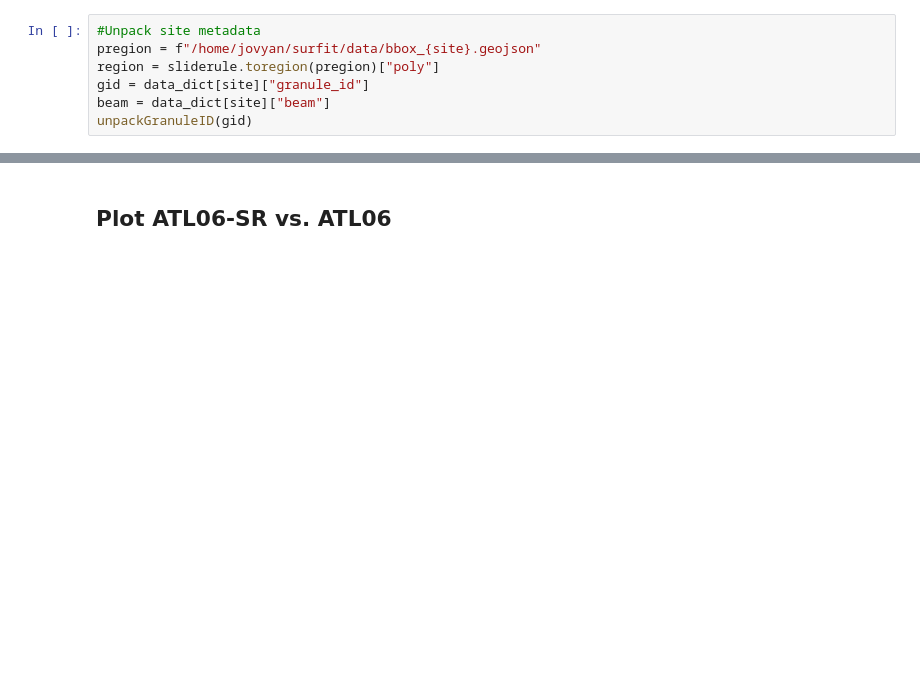
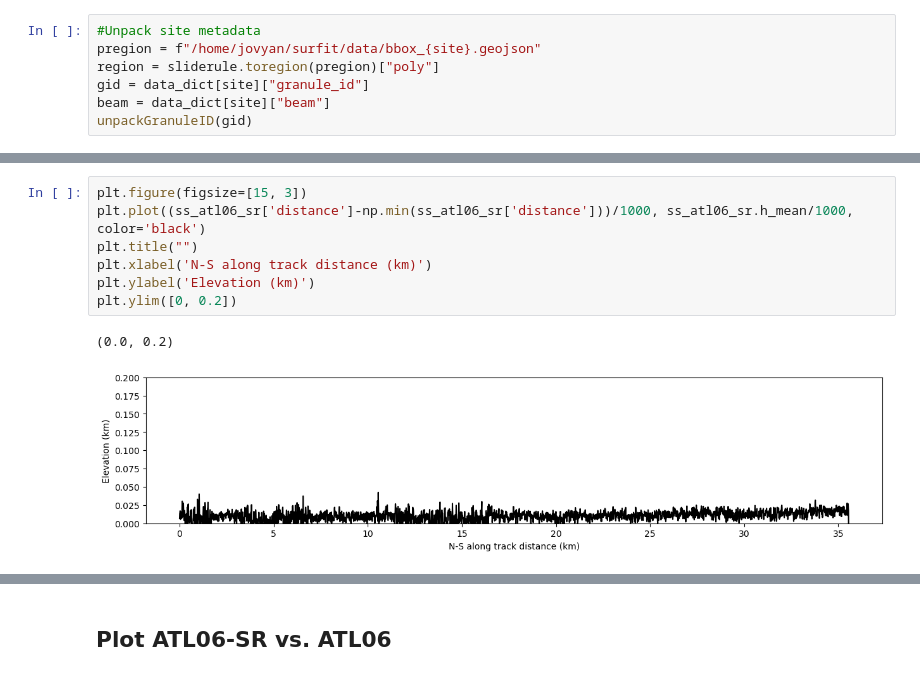
Before and after one commit to ICESAT-2HackWeek/surfit, a Jupyter notebook: shared_code/ATL06_Retrieval.ipynb, the cells around one changed output, grey strips where cells are left out. Drawn from its saved outputs; the diff is of its cells as text; blank space fills up the shorter version.

```diff
--- a/shared_code/ATL06_Retrieval.ipynb
+++ b/shared_code/ATL06_Retrieval.ipynb
@@ -127,2 +109,12 @@ atl06_sr
+# %%
+plt.figure(figsize=[15, 3])
+plt.plot((ss_atl06_sr['distance']-np.min(ss_atl06_sr['distance']))/1000, ss_atl06_sr.h_mean/1000, color='black')
+plt.title("")
+plt.xlabel('N-S along track distance (km)')
+plt.ylabel('Elevation (km)')
+plt.ylim([0, 0.2])
+# %% [output]
+(0.0, 0.2)
+[figure, added]
 # %%
 projection = 'Global'
```
Also changed, not shown: parts of 13 cells of this notebook.
